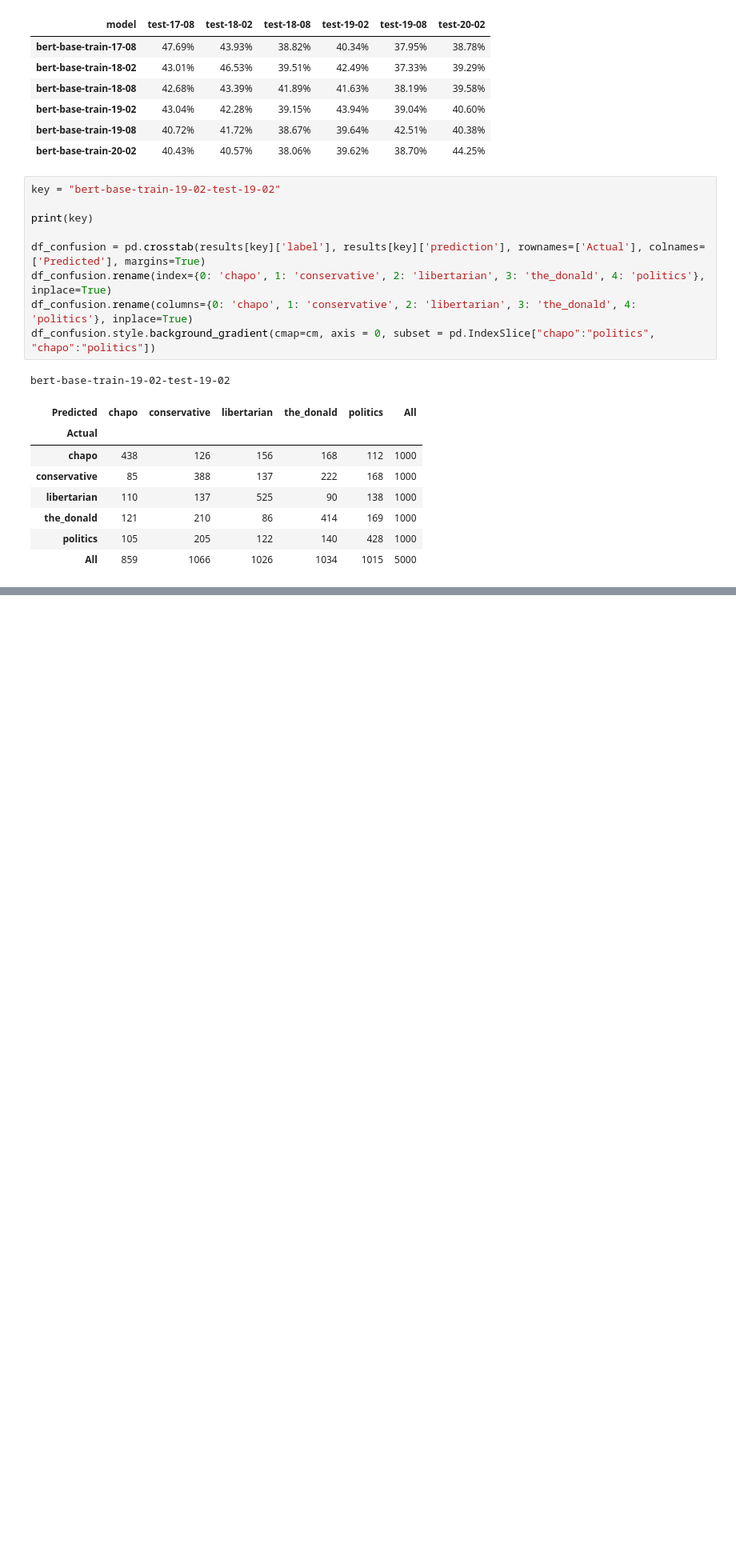
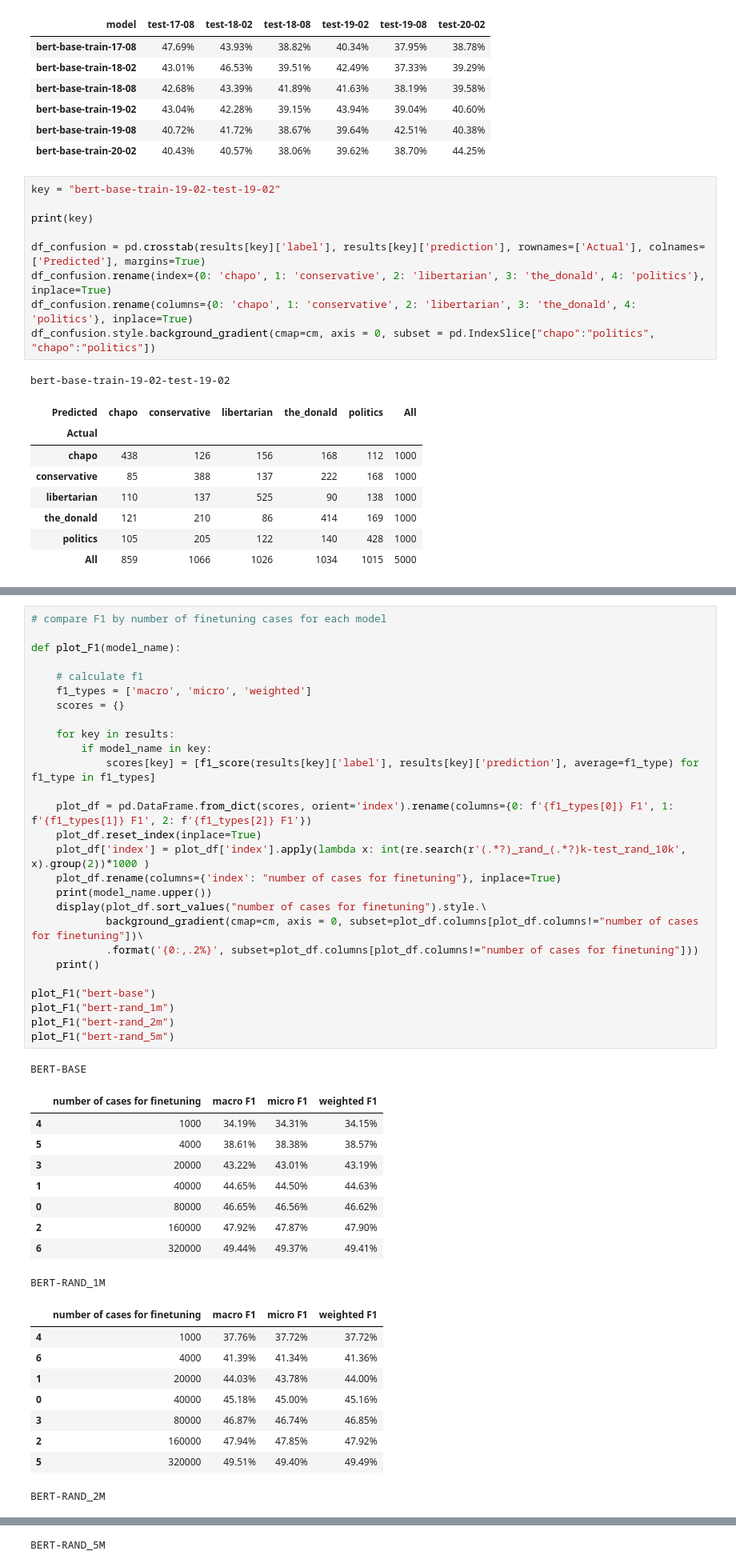
Before and after one commit to paul-rottger/temporal-adaptation, a Jupyter notebook: 4_evaluation/classification/evaluate_classification_results.ipynb, the cells around one changed output, grey strips where cells are left out. Shown: that part at 80% size. Saved outputs shown, nothing was run; the diff lists cells and outputs as text; blank space fills up the shorter version.

```diff
--- a/4_evaluation/classification/evaluate_classification_results.ipynb
+++ b/4_evaluation/classification/evaluate_classification_results.ipynb
@@ -443,0 +456,47 @@ bert-base-train-19-02-test-19-02
+# %%
+# compare F1 by number of finetuning cases for each model
+
+def plot_F1(model_name):
+
+    # calculate f1
+    f1_types = ['macro', 'micro', 'weighted']
+    scores = {}
+
+    for key in results:
+        if model_name in key:
+            scores[key] = [f1_score(results[key]['label'], results[key]['prediction'], average=f1_type) for f1_type in f1_types]
+
+    plot_df = pd.DataFrame.from_dict(scores, orient='index').rename(columns={0: f'{f1_types[0]} F1', 1: f'{f1_types[1]} F1', 2: f'{f1_types[2]} F1'})
+    plot_df.reset_index(inplace=True)
+    plot_df['index'] = plot_df['index'].apply(lambda x: int(re.search(r'(.*?)_rand_(.*?)k-test_rand_10k', x).group(2))*1000 )
+    plot_df.rename(columns={'index': "number of cases for finetuning"}, inplace=True)
+    print(model_name.upper())
+    display(plot_df.sort_values("number of cases for finetuning").style.\
+            background_gradient(cmap=cm, axis = 0, subset=plot_df.columns[plot_df.columns!="number of cases for finetuning"])\
+            .format('{0:,.2%}', subset=plot_df.columns[plot_df.columns!="number of cases for finetuning"]))
+    print()
+
+plot_F1("bert-base")
+plot_F1("bert-rand_1m")
+plot_F1("bert-rand_2m")
+plot_F1("bert-rand_5m")
+# %% [output]
+BERT-BASE
+|  | number of cases for finetuning | macro F1 | micro F1 | weighted F1 |
+| 4 | 1000 | 34.19% | 34.31% | 34.15% |
+| 5 | 4000 | 38.61% | 38.38% | 38.57% |
+| 3 | 20000 | 43.22% | 43.01% | 43.19% |
+| 1 | 40000 | 44.65% | 44.50% | 44.63% |
+| 0 | 80000 | 46.65% | 46.56% | 46.62% |
+| 2 | 160000 | 47.92% | 47.87% | 47.90% |
+| 6 | 320000 | 49.44% | 49.37% | 49.41% |
+BERT-RAND_1M
+|  | number of cases for finetuning | macro F1 | micro F1 | weighted F1 |
+| 4 | 1000 | 37.76% | 37.72% | 37.72% |
+| 6 | 4000 | 41.39% | 41.34% | 41.36% |
+| 1 | 20000 | 44.03% | 43.78% | 44.00% |
+| 0 | 40000 | 45.18% | 45.00% | 45.16% |
+| 3 | 80000 | 46.87% | 46.74% | 46.85% |
+| 2 | 160000 | 47.94% | 47.85% | 47.92% |
+| 5 | 320000 | 49.51% | 49.40% | 49.49% |
+BERT-RAND_2M
@@ -443,0 +511 @@ bert-base-train-19-02-test-19-02
+BERT-RAND_5M
```
Also changed, not shown: parts of 13 cells of this notebook, 2 other files.
